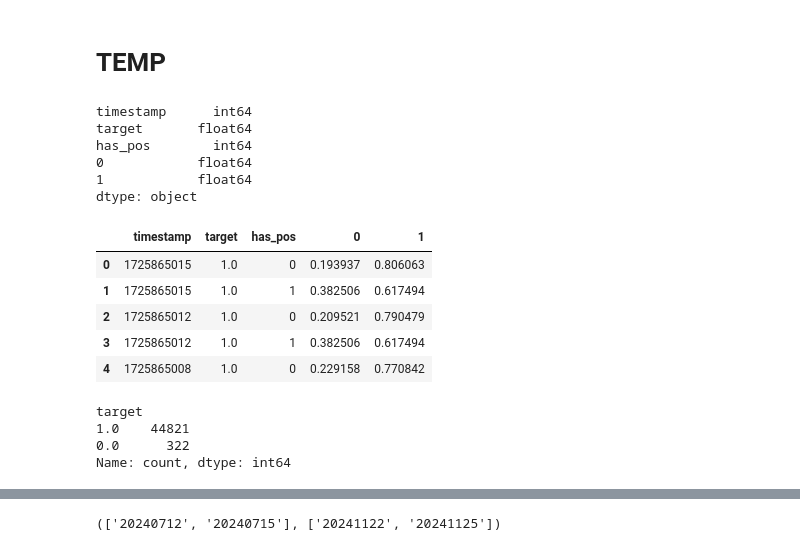
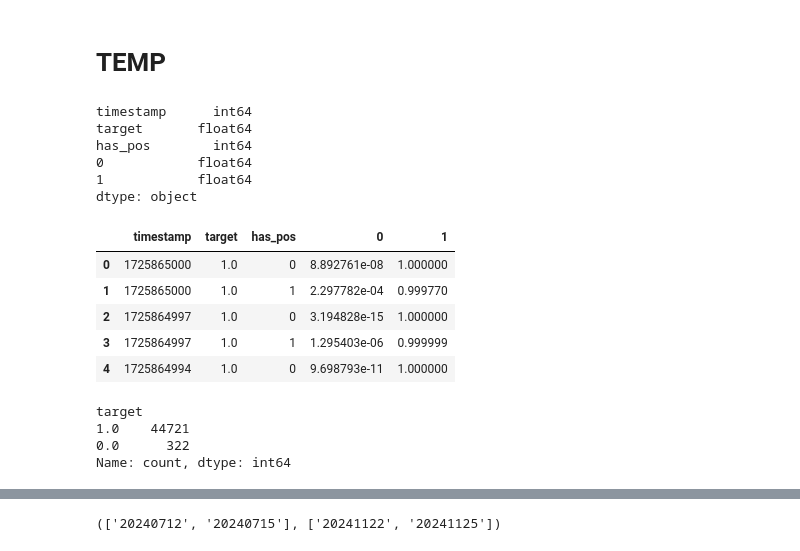
Before and after one commit to lhiqwj173/dl_helper, a Jupyter notebook: notebook/train.ipynb, the cells around one changed output, grey strips where cells are left out. Saved outputs shown, nothing was run; the diff lists cells and outputs as text; code cells hidden in the pictures.

Commit message:
20250824_tcn_baseline3

```diff
--- a/notebook/train.ipynb
+++ b/notebook/train.ipynb
@@ -479,29 +479,29 @@ print(f'需要 {len(vars) / 2} 个账户')
 # %%
 import pandas as pd
 import numpy as np
 
-file = r"C:\Users\lh\Desktop\temp\backtest\test\513180_1725845725_1727161015.csv"
+file = r"D:\code\forecast_model\notebook\20250824_tcn_baseline\20250824_tcn_baseline_P100_TimeSeriesStaticModelx16_seed2_IDX2\model_final\test\513180_1725845725_1727161000.csv"
 df = pd.read_csv(file)
 print(df.dtypes)
 df.head()
 # %% [output]
 timestamp      int64
 target       float64
 has_pos        int64
 0            float64
 1            float64
 dtype: object
 |  | timestamp | target | has_pos | 0 | 1 |
-| 0 | 1725865015 | 1.0 | 0 | 0.193937 | 0.806063 |
-| 1 | 1725865015 | 1.0 | 1 | 0.382506 | 0.617494 |
-| 2 | 1725865012 | 1.0 | 0 | 0.209521 | 0.790479 |
-| 3 | 1725865012 | 1.0 | 1 | 0.382506 | 0.617494 |
-| 4 | 1725865008 | 1.0 | 0 | 0.229158 | 0.770842 |
+| 0 | 1725865000 | 1.0 | 0 | 8.892761e-08 | 1.000000 |
+| 1 | 1725865000 | 1.0 | 1 | 2.297782e-04 | 0.999770 |
+| 2 | 1725864997 | 1.0 | 0 | 3.194828e-15 | 1.000000 |
+| 3 | 1725864997 | 1.0 | 1 | 1.295403e-06 | 0.999999 |
+| 4 | 1725864994 | 1.0 | 0 | 9.698793e-11 | 1.000000 |
 # %%
 none_pos_df = df.loc[df['has_pos'] == 0]
 none_pos_df['target'].value_counts()
 # %% [output]
 target
-1.0    44821
+1.0    44721
 0.0      322
 Name: count, dtype: int64
```
Also changed, not shown: parts of 3 cells of this notebook, 2 other files.
